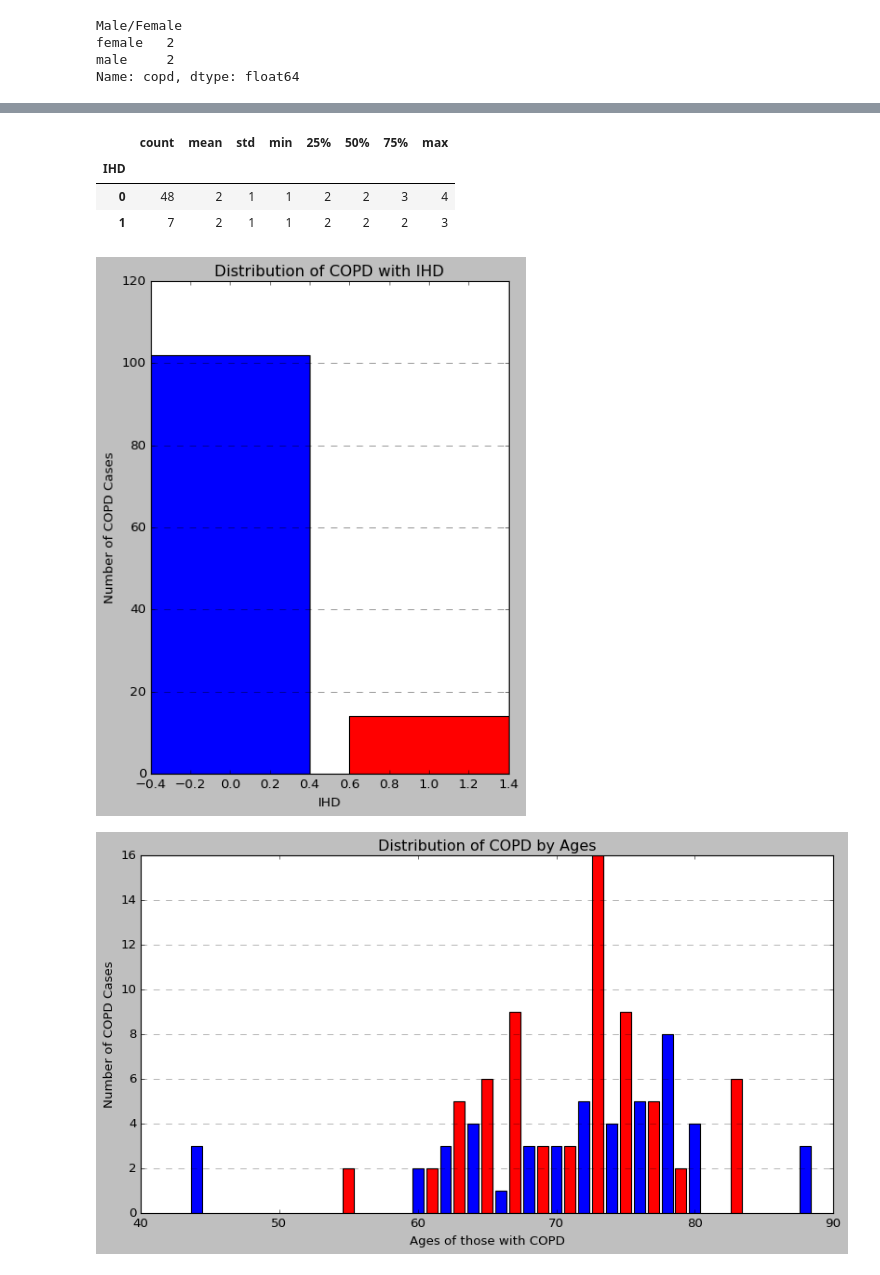
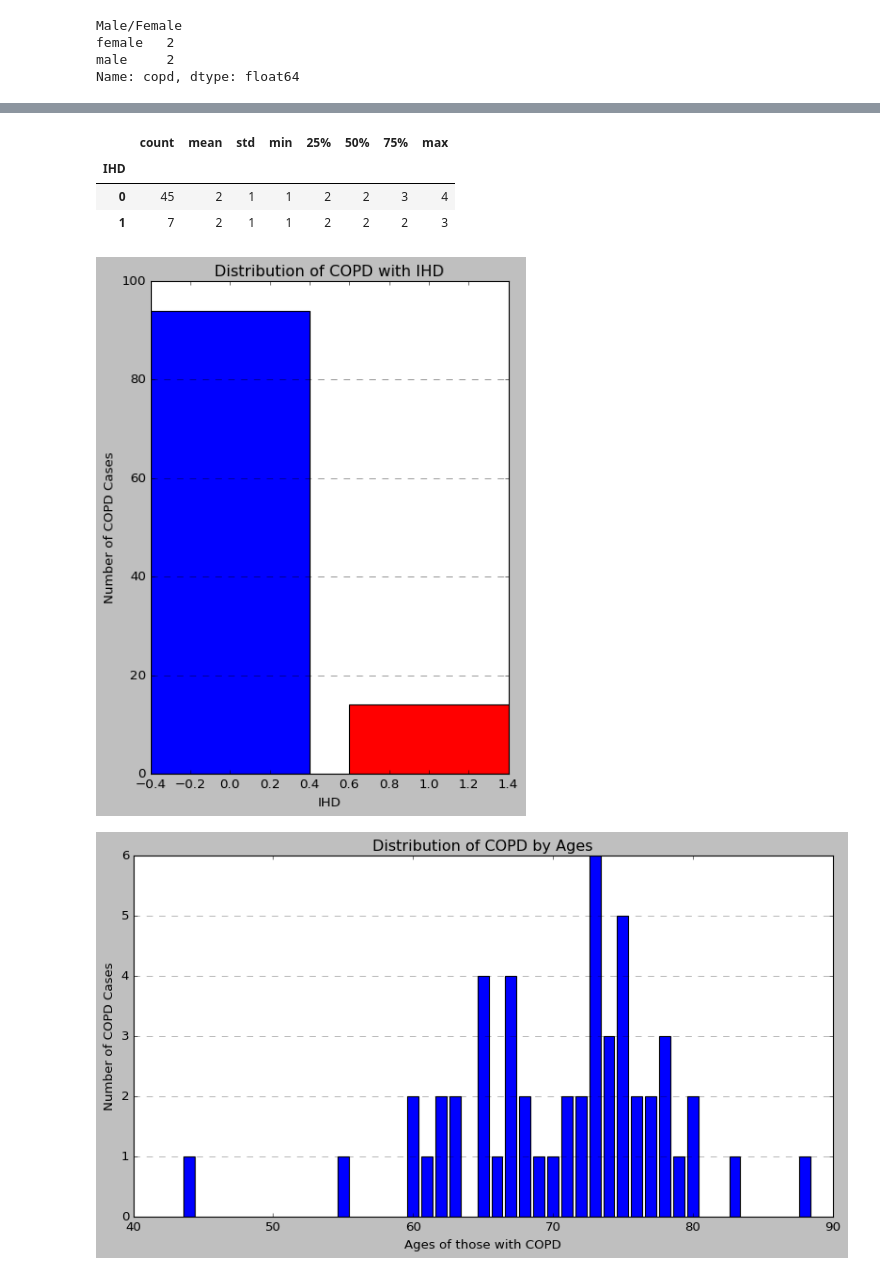
Before and after one commit to TrishS7777/Capstone_Project_2025_Patricia_Sullivan1, a Jupyter notebook: CapstoneProject2025PatriciaSullivan.ipynb, the cells around one changed output, grey strips where cells are left out. Saved outputs shown, nothing was run; the diff lists cells and outputs as text; code cells hidden in the pictures.

```diff
--- a/CapstoneProject2025PatriciaSullivan.ipynb
+++ b/CapstoneProject2025PatriciaSullivan.ipynb
@@ -318,4 +348,5 @@ def clean_cd1(copd_dataset2):
 copd_dataset2 = copd_dataset2.rename(columns={'Sex = MALE':'male/female'})
 # %%
-# Rename the personID to ID so I can join on this column with copd_dataset1
-copd_dataset2 = copd_dataset2.rename(columns={'personId':'ID'})
+# Rename the personID to ID so I can join on this column with copd_dataset1.
+
+copd_dataset2_cleaned = copd_dataset2_cleaned.rename(columns={'personId':'ID'})
@@ -515,3 +535,7 @@ merged_copd_dataset1_cleaned.head(10)
 | 13 | 14 | 80 | 74 | 75 | MILD | 270 | 1 | 1 | 0 | ... |
 | 16 | 17 | 41 | 69 | 78 | SEVERE | 273 | 3 | 2 | 0 | ... |
 | 17 | 18 | 1 | 55 | 109 | MODERATE | 281 | 2 | 2 | 0 | ... |
+# %%
+# Reset the index after null values have possibly been dropped.
+
+merged_copd_dataset1_cleaned = merged_copd_dataset1_cleaned.dropna().reset_index(drop=True)
@@ -518,3 +547,5 @@ merged_copd_dataset1_cleaned.head(10)
+# %%
+merged_copd_dataset1_cleaned = merged_copd_dataset1_cleaned.rename(columns={'Sex = MALE':'male/female'})
 # %%
 merged_copd_dataset1_cleaned['male/female'].replace({'0.0' : 'female', '1.0' : 'male'}, inplace=True)
 # %% [output]
@@ -925,10 +965,11 @@ plt.show()
 # %%
 # If the percentage is high, heart disease and COPD might be connected.
+
 merged_copd_dataset2_cleaned.groupby('IHD')['copd'].describe()
 # %% [output]
 |  | count | mean | std | min | 25% | 50% | 75% | max |
 | IHD |  |  |  |  |  |  |  |  |
-| 0 | 48 | 2 | 1 | 1 | 2 | 2 | 3 | 4 |
+| 0 | 45 | 2 | 1 | 1 | 2 | 2 | 3 | 4 |
 | 1 | 7 | 2 | 1 | 1 | 2 | 2 | 2 | 3 |
 # %%
 # Count COPD occurences grouped with IHD
@@ -946,21 +987,21 @@ plt.grid(axis='y', linestyle='--', alpha=0.7)
 
 plt.show()
 # %% [output]
-[figure, old version]
+[figure, new version]
 # %%
 # Count COPD occurences grouped by Ages
-Ages_counts_by_ages = merged_copd_dataset2_cleaned.groupby('Ages')['copd'].sum()
+Ages_counts_by_ages = merged_copd_dataset2_cleaned.groupby('Ages')['copd'].count()
 
 # Plot a simple histogram
 plt.figure(figsize=(12,6))
-plt.bar(Ages_counts_by_ages.index, Ages_counts_by_ages.values, color=['blue', 'red'], edgecolor='black')
+plt.bar(Ages_counts_by_ages.index, Ages_counts_by_ages.values, color=['blue'], edgecolor='black')
 
 # Axis Titles
 plt.xlabel("Ages of those with COPD")
 plt.ylabel("Number of COPD Cases")
 plt.title("Distribution of COPD by Ages")
 plt.grid(axis='y', linestyle='--', alpha=0.5)
 
 plt.show()
 # %% [output]
-[figure, old version]
+[figure, new version]
```
Also changed, not shown: parts of 60 cells of this notebook, 1 other file.
